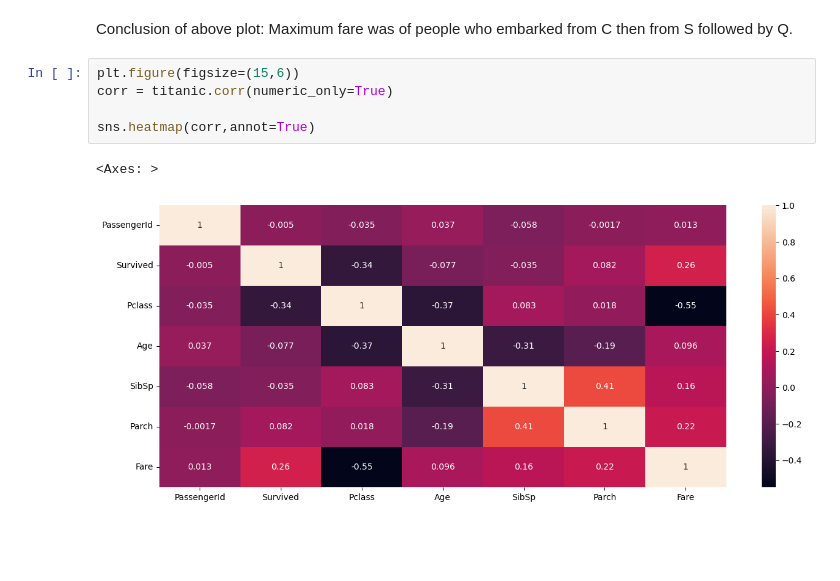
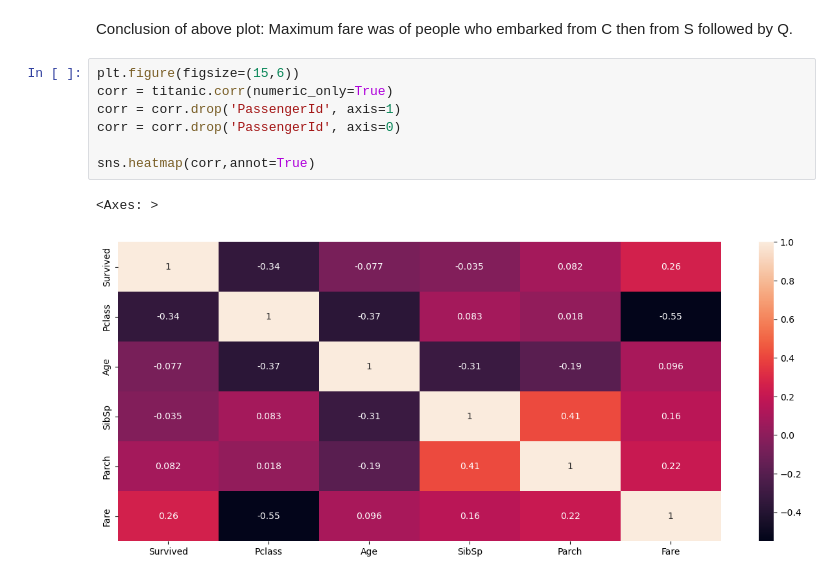
Before and after one commit to IBokiy/ML, a Jupyter notebook: Untitled2.ipynb, the cells around one changed output. Cells and saved outputs as stored; diff of their text form; blank space fills up the shorter version.

```diff
--- a/Untitled2.ipynb
+++ b/Untitled2.ipynb
@@ -175,8 +175,10 @@ Conclusion of above plot: Maximum fare was of people who embarked from C then fr
 # %%
 plt.figure(figsize=(15,6))
 corr = titanic.corr(numeric_only=True)
+corr = corr.drop('PassengerId', axis=1)
+corr = corr.drop('PassengerId', axis=0)
 
 sns.heatmap(corr,annot=True)
 # %% [output]
 <Axes: >
-[figure, old version]
+[figure, new version]
```
Also changed, not shown: parts of 11 cells of this notebook.
